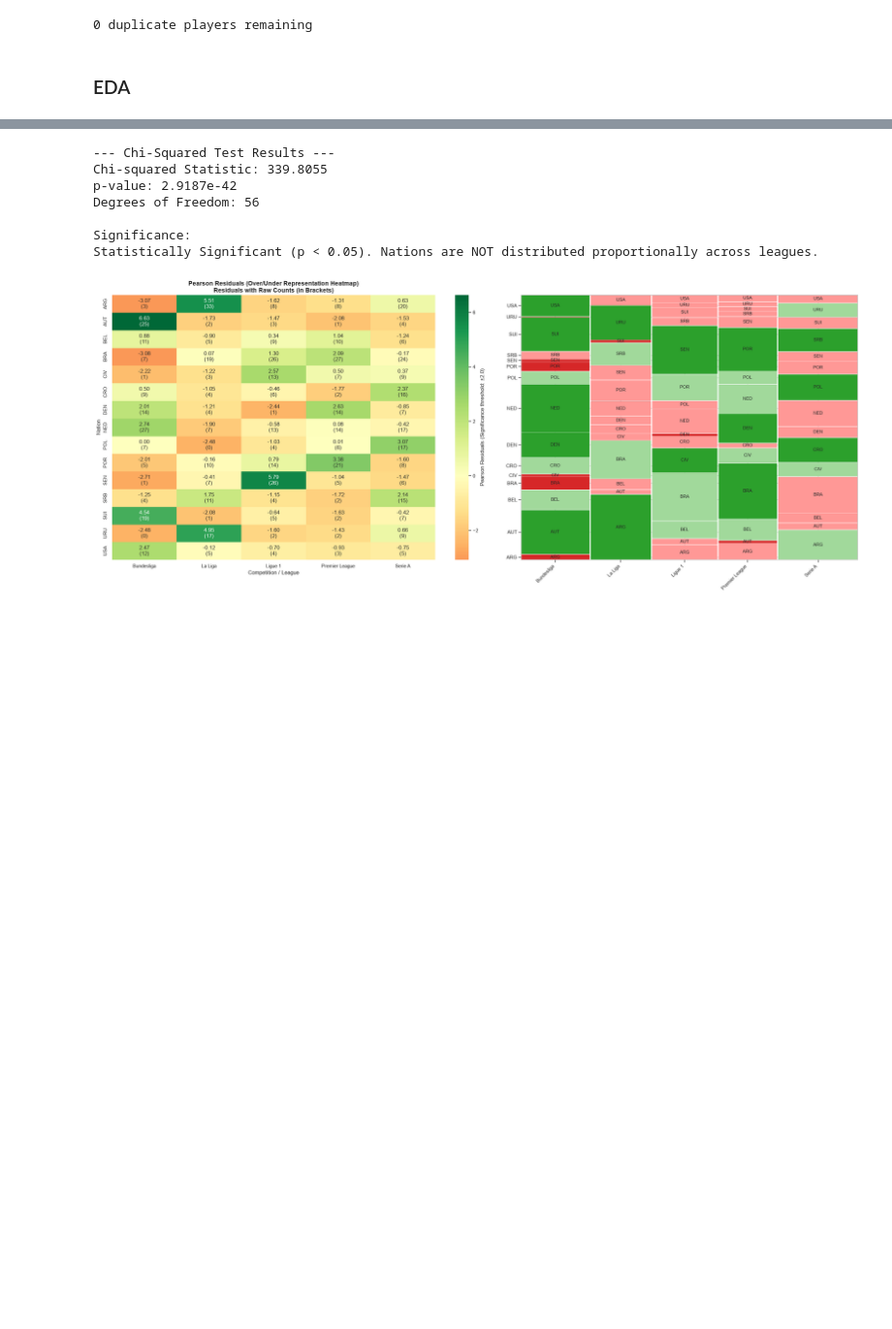
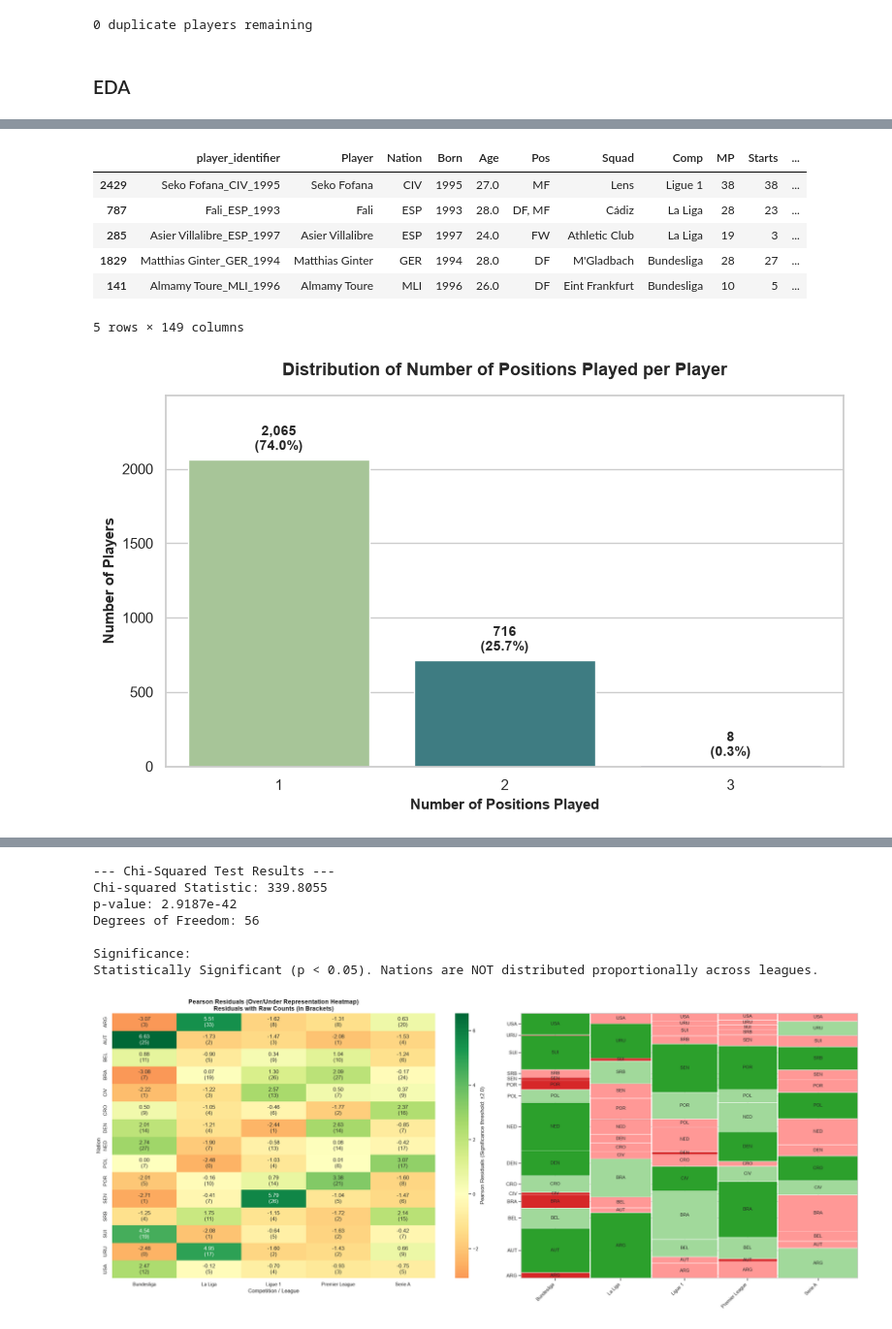
Before and after one commit to Scott-Trowers/player-architects, a Jupyter notebook: notebooks/season2122_eda.ipynb, the cells around one changed output, grey strips where cells are left out. Shown at 97% size. Cells and saved outputs as stored; diff of their text form; code cells hidden in the pictures; blank space fills up the shorter version.

```diff
--- a/notebooks/season2122_eda.ipynb
+++ b/notebooks/season2122_eda.ipynb
@@ -414,17 +552,77 @@ plt.show()
 # %%
 def clean_positions(pos_str):
   if not isinstance(pos_str, str) or pd.isna(pos_str):
       return ""
 # Keep only alphabetical characters
   clean_str = "".join([c for c in pos_str if c.isalpha()])
 # Chunk into 2-letter position codes (e.g., 'MFDFDF' -> ['MF', 'DF', 'DF'])
   chunks = [clean_str[i:i+2] for i in range(0, len(clean_str), 2) if len(clean_str[i:i+2]) == 2]
 # Deduplicate and sort alphabetically
   unique_sorted = sorted(list(set(chunks)))
   return ", ".join(unique_sorted)
 
 # Apply position cleanup to the dataset
 aggregated_player_data['Pos'] = aggregated_player_data['Pos'].apply(clean_positions)
 
 # Count the number of different positions played by each player (e.g., 'DF, MF' -> 2)
 aggregated_player_data['Num_Pos'] = aggregated_player_data['Pos'].apply(lambda x: len(x.split(', ')) if x else 0)
+
+display(aggregated_player_data.sample(5))
+
+fig, ax = plt.subplots(figsize=(8, 5))
+
+# Plot total counts for each number of positions played
+ax = sns.countplot(
+    data=aggregated_player_data,
+    x="Num_Pos",
+    hue="Num_Pos",
+    palette="crest",
+)
+
+# Remove the redundant legend generated by hue
+if ax.get_legend():
+    ax.get_legend().remove()
+
+# Calculate total non-zero/valid entries for percentages
+total_players = len(aggregated_player_data)
+
+# Add count and percentage annotations above each bar
+for p in ax.patches:
+    height = p.get_height()
+    if height > 0:
+        pct = (height / total_players) * 100
+        ax.annotate(
+            f"{int(height):,}\n({pct:.1f}%)",
+            (p.get_x() + p.get_width() / 2.0, height),
+            ha="center",
+            va="bottom",
+            xytext=(0, 4),
+            textcoords="offset points",
+            fontsize=10,
+            fontweight="bold",
+        )
+
+ax.set_title(
+    "Distribution of Number of Positions Played per Player",
+    fontsize=13,
+    fontweight="bold",
+    pad=15,
+)
+ax.set_xlabel("Number of Positions Played", fontsize=11, fontweight="bold")
+ax.set_ylabel("Number of Players", fontsize=11, fontweight="bold")
+
+# Expand top y-limit to prevent annotation cutoff
+ylim = ax.get_ylim()
+ax.set_ylim(ylim[0], ylim[1] * 1.15)
+
+plt.tight_layout()
+plt.show()
+# %% [output]
+|  | player_identifier | Player | Nation | Born | Age | Pos | Squad | Comp | MP | Starts | ... |
+| 2429 | Seko Fofana_CIV_1995 | Seko Fofana | CIV | 1995 | 27.0 | MF | Lens | Ligue 1 | 38 | 38 | ... |
+| 787 | Fali_ESP_1993 | Fali | ESP | 1993 | 28.0 | DF, MF | Cádiz | La Liga | 28 | 23 | ... |
+| 285 | Asier Villalibre_ESP_1997 | Asier Villalibre | ESP | 1997 | 24.0 | FW | Athletic Club | La Liga | 19 | 3 | ... |
+| 1829 | Matthias Ginter_GER_1994 | Matthias Ginter | GER | 1994 | 28.0 | DF | M'Gladbach | Bundesliga | 28 | 27 | ... |
+| 141 | Almamy Toure_MLI_1996 | Almamy Toure | MLI | 1996 | 26.0 | DF | Eint Frankfurt | Bundesliga | 10 | 5 | ... |
+5 rows × 149 columns
+[figure, added]
```
Also changed, not shown: parts of 11 cells of this notebook.
